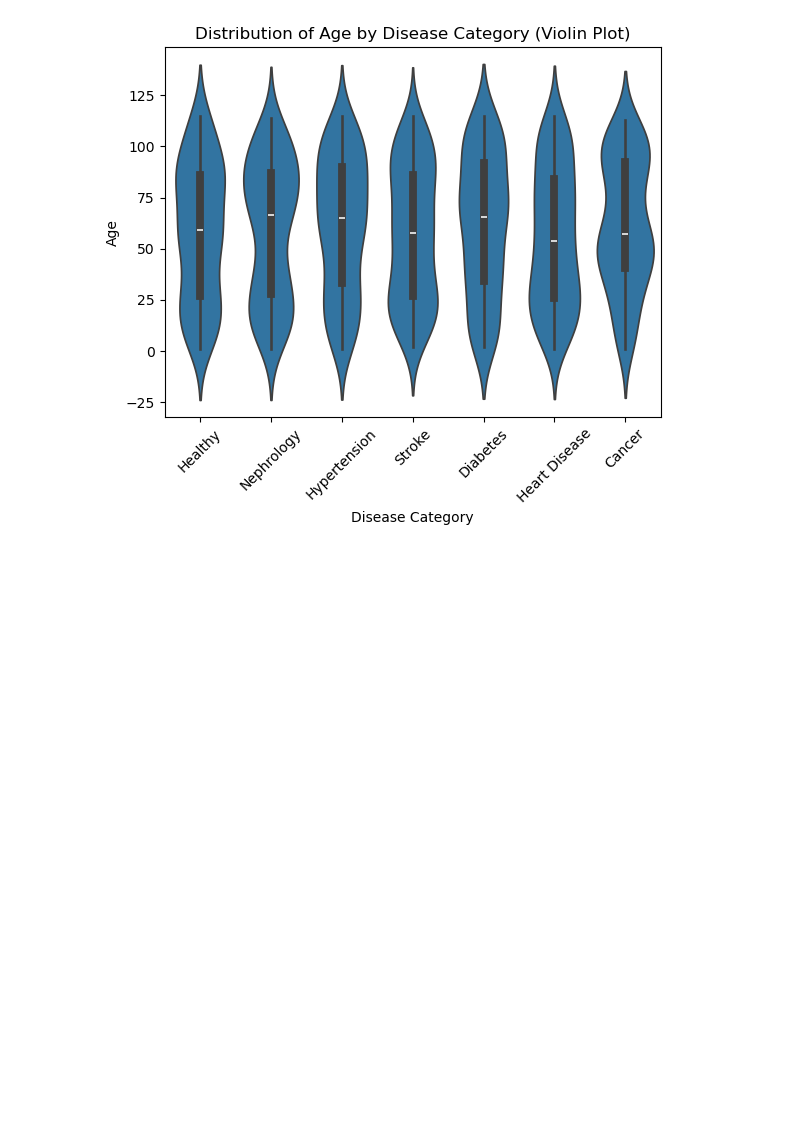
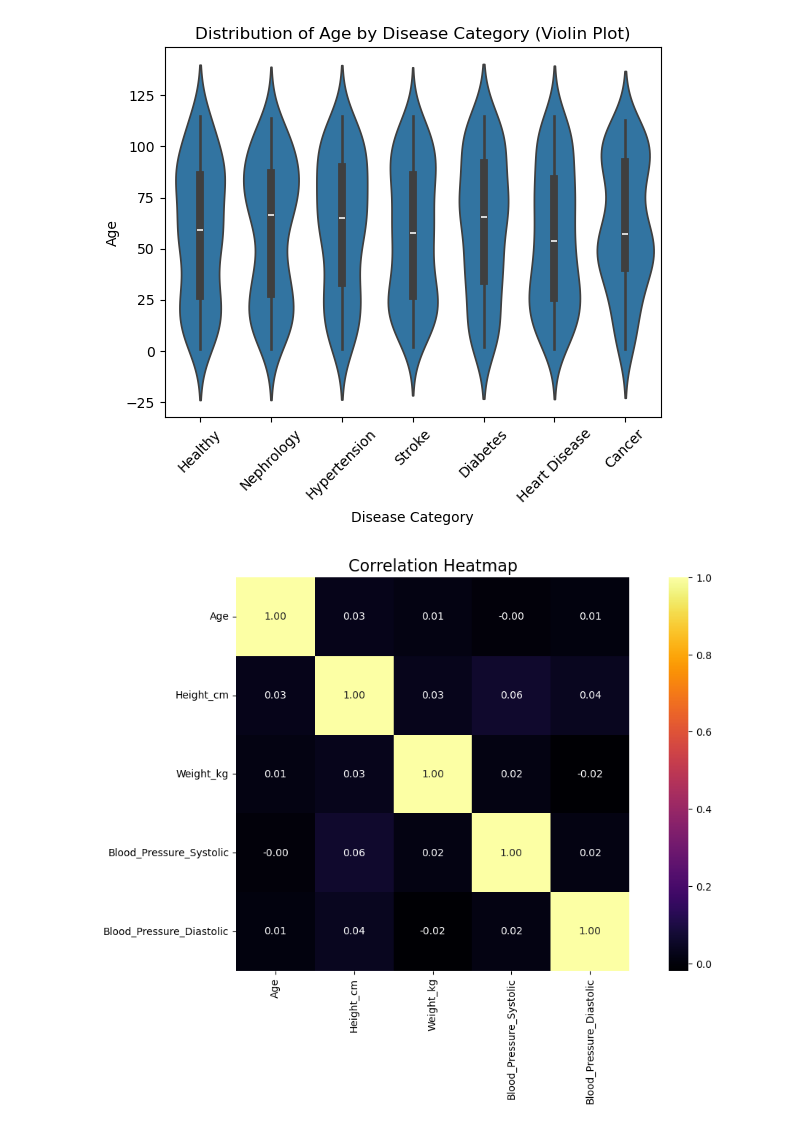
Before and after one commit to Chandu1613/Medical-Analysis, a Jupyter notebook: Medical Analysis Using Python.ipynb, the cells around one changed output. Cells and saved outputs as stored; diff of their text form; code cells hidden in the pictures; blank space fills up the shorter version.

```diff
--- a/Medical Analysis Using Python.ipynb
+++ b/Medical Analysis Using Python.ipynb
@@ -144,3 +144,30 @@ plt.xticks(rotation=45)
 plt.show()
 # %% [output]
 [figure]
+# %%
+def plot_correlation_heatmap(data):
+    """
+    Plots a heatmap of the correlation matrix for the given data.
+
+    Parameters:
+    data (pd.DataFrame): The dataset for which to plot the correlation heatmap.
+
+    Returns:
+    None
+    """
+
+    numeric_data = data[['Age', 'Height_cm', 'Weight_kg', 'Blood_Pressure_Systolic', 'Blood_Pressure_Diastolic']]
+
+    corr_matrix = numeric_data.corr()
+
+    plt.figure(figsize=(14, 7))
+
+    sns.heatmap(corr_matrix, annot=True, cmap='inferno', fmt='.2f', square=True)
+
+    plt.title('Correlation Heatmap', fontsize=16)
+
+    plt.show()
+
+plot_correlation_heatmap(data)
+# %% [output]
+[figure, added]
```
